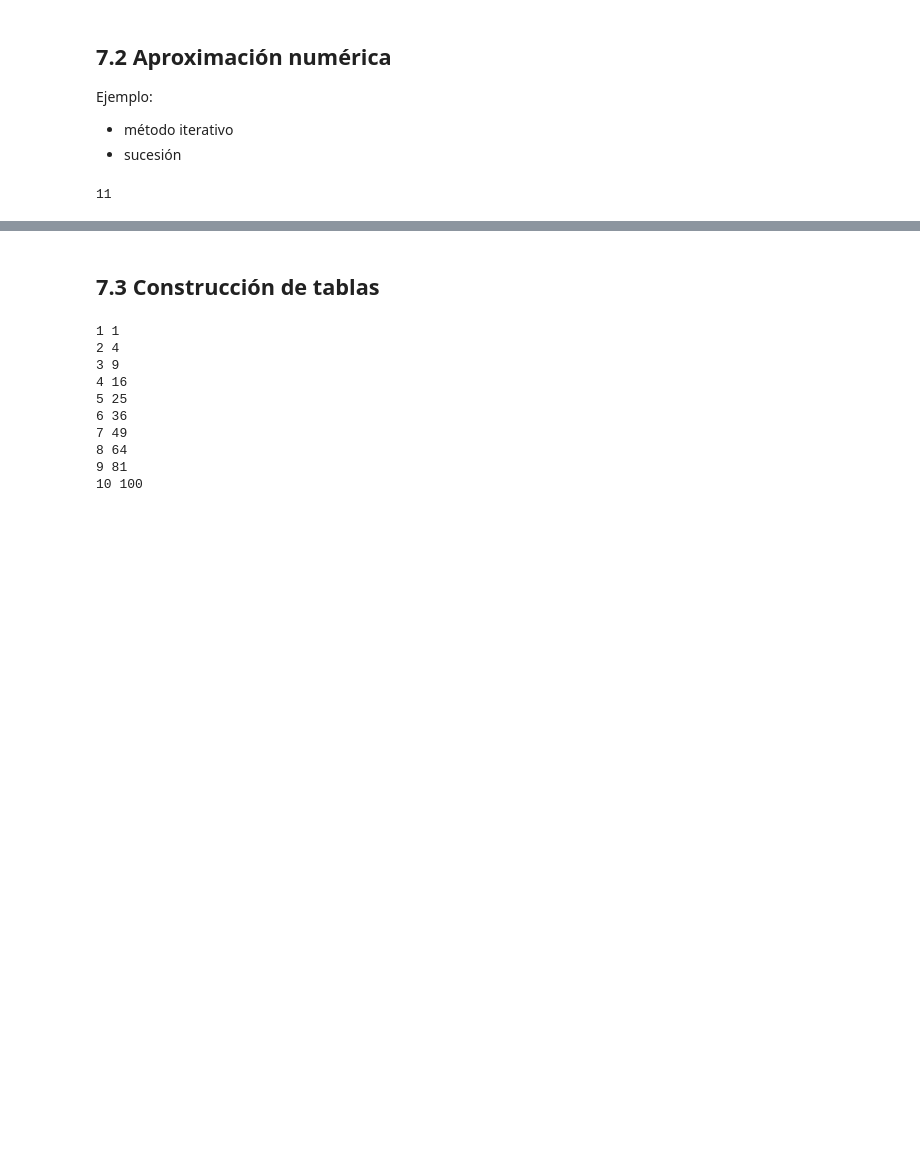
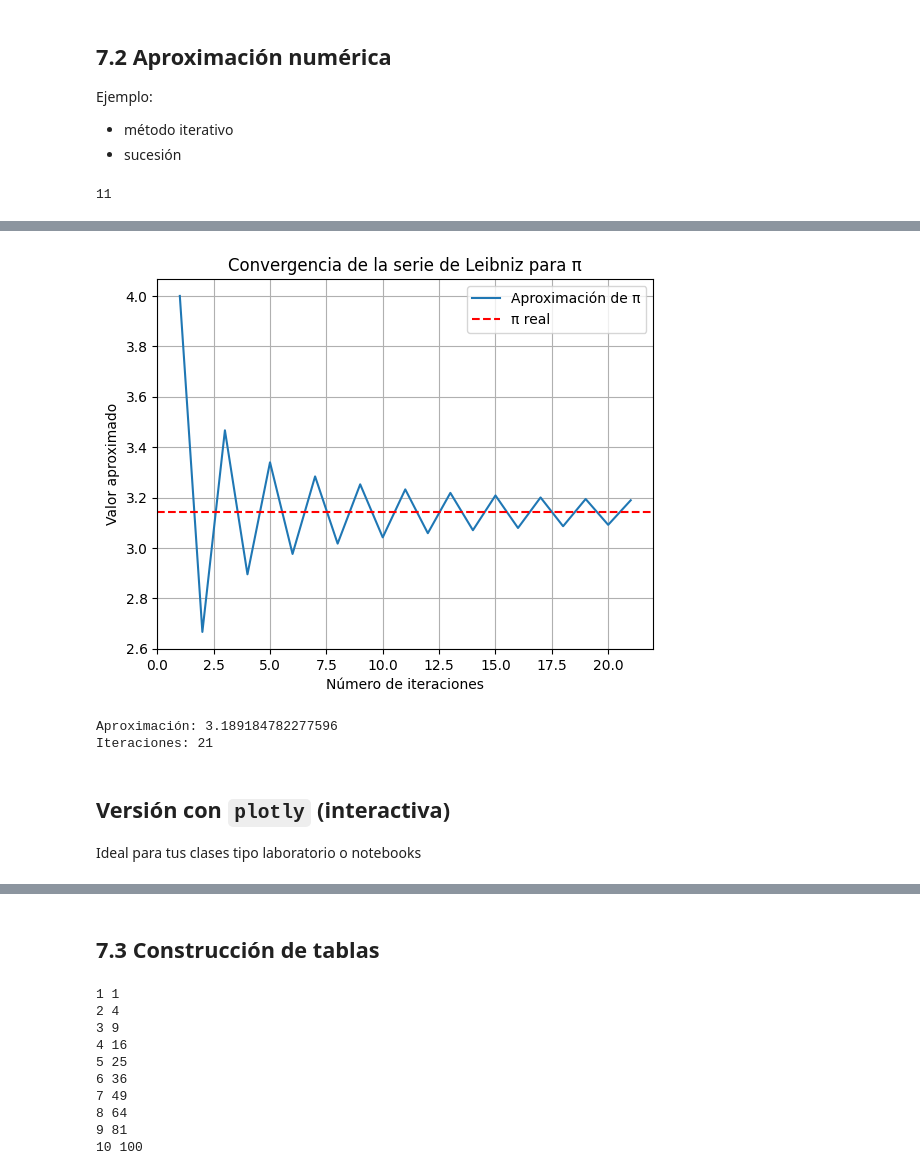
Before and after one commit to marco-canas/fundamentos_de_programacion, a Jupyter notebook: clases/unidad2/5_chapter.ipynb, the cells around one changed output, grey strips where cells are left out. Drawn from its saved outputs; the diff is of its cells as text; code cells hidden in the pictures; blank space fills up the shorter version.

Commit message:
cuaderno de la clase del capítulo 5 lista sin ejemplo de puntos tipo parcial

```diff
--- a/clases/unidad2/5_chapter.ipynb
+++ b/clases/unidad2/5_chapter.ipynb
@@ -420,0 +645,57 @@ x
+# %%
+import matplotlib.pyplot as plt
+import math
+
+# Parámetros
+tolerancia = float(input("Ingrese la tolerancia: "))
+max_iter = 100000  # límite de seguridad
+
+# Inicialización
+pi_aproximado = 0
+pi_anterior = 0
+n = 1
+signo = 1
+
+# Listas para graficar
+aproximaciones = []
+iteraciones = []
+
+while n <= max_iter:
+    pi_anterior = pi_aproximado
+
+    pi_aproximado += 4 * signo / (2*n - 1)
+
+    aproximaciones.append(pi_aproximado)
+    iteraciones.append(n)
+
+    if abs(pi_aproximado - pi_anterior) < tolerancia:
+        break
+
+    signo *= -1
+    n += 1
+
+# Gráfica
+plt.figure()
+plt.plot(iteraciones, aproximaciones, label="Aproximación de π")
+plt.axhline(y=math.pi, linestyle='--', label="π real", color='red')
+
+plt.xlabel("Número de iteraciones")
+plt.ylabel("Valor aproximado")
+plt.title("Convergencia de la serie de Leibniz para π")
+plt.legend()
+plt.grid()
+plt.savefig(r"C:\Users\marco\Downloads\convergencia_pi.png")  # Guardar la gráfica como imagen
+plt.show()
+
+# Resultados
+print("Aproximación:", pi_aproximado)
+print("Iteraciones:", n)
+# %% [output]
+[figure, added]
+Aproximación: 3.189184782277596
+Iteraciones: 21
+# %% [markdown]
+
+## Versión con `plotly` (interactiva)
+
+Ideal para tus clases tipo laboratorio o notebooks
```
Also changed, not shown: parts of 109 cells of this notebook, 1 other file.
